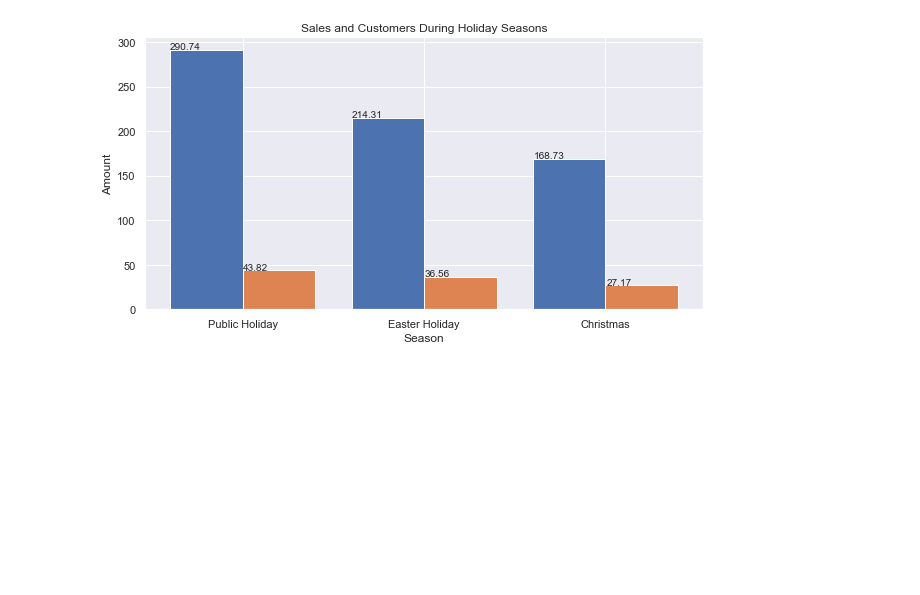
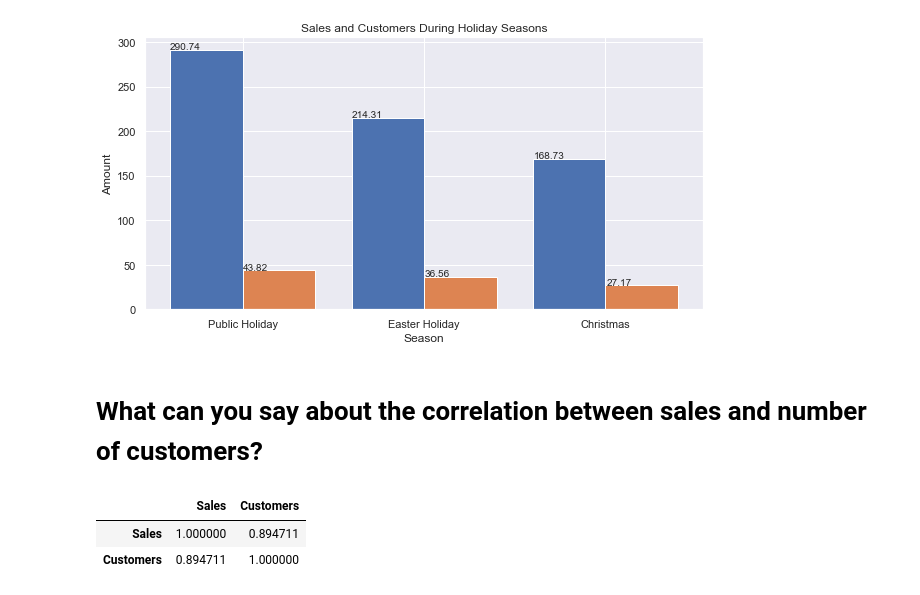
Before and after one commit to kebishaa/Pharmaceutical-Sales-Prediction, a Jupyter notebook: notebooks/data_exploration.ipynb, the cells around one changed output. Drawn from its saved outputs; the diff is of its cells as text; code cells hidden in the pictures; blank space fills up the shorter version.

Commit message:
sales_customer_rln

```diff
--- a/notebooks/data_exploration.ipynb
+++ b/notebooks/data_exploration.ipynb
@@ -229,3 +229,13 @@ plt.title("Sales and Customers During Holiday Seasons")
 plt.show()
 # %% [output]
 [figure]
+# %% [markdown]
+# What can you say about the correlation between sales and number of customers?
+# %%
+sales_customer_rln = train_data.loc[:,['Sales','Customers']]
+sales_cutomer_corr = sales_customer_rln.corr()
+sales_cutomer_corr.head()
+# %% [output]
+|  | Sales | Customers |
+| Sales | 1.000000 | 0.894711 |
+| Customers | 0.894711 | 1.000000 |
```
